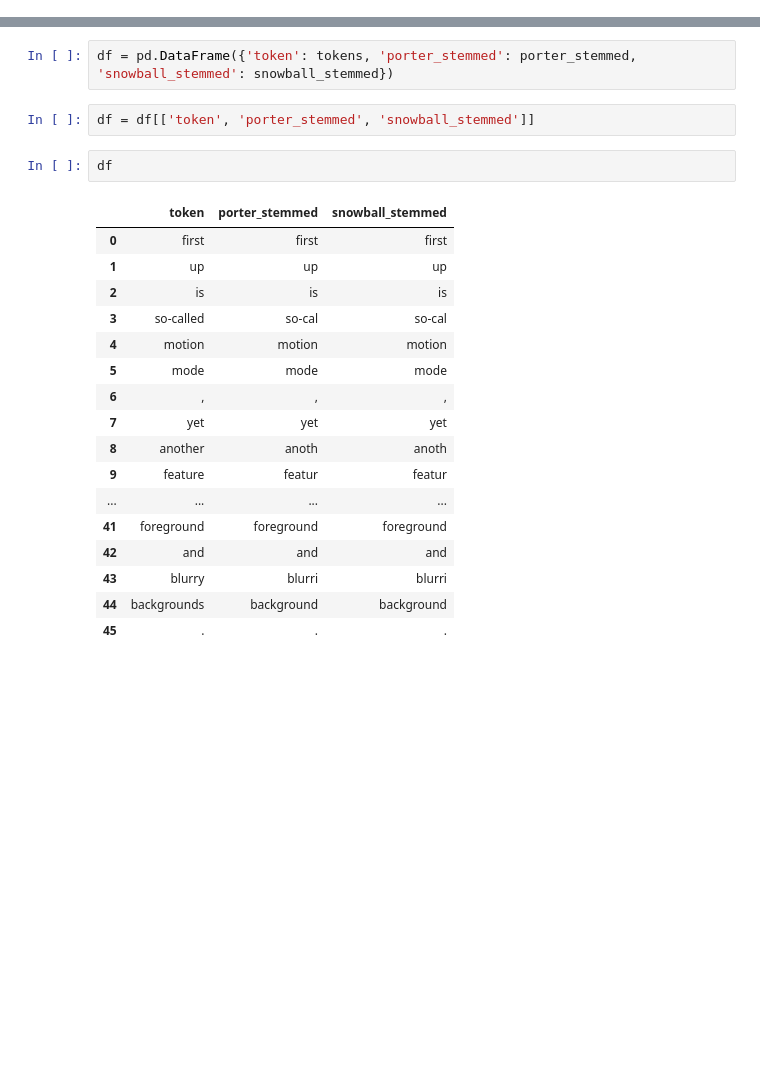
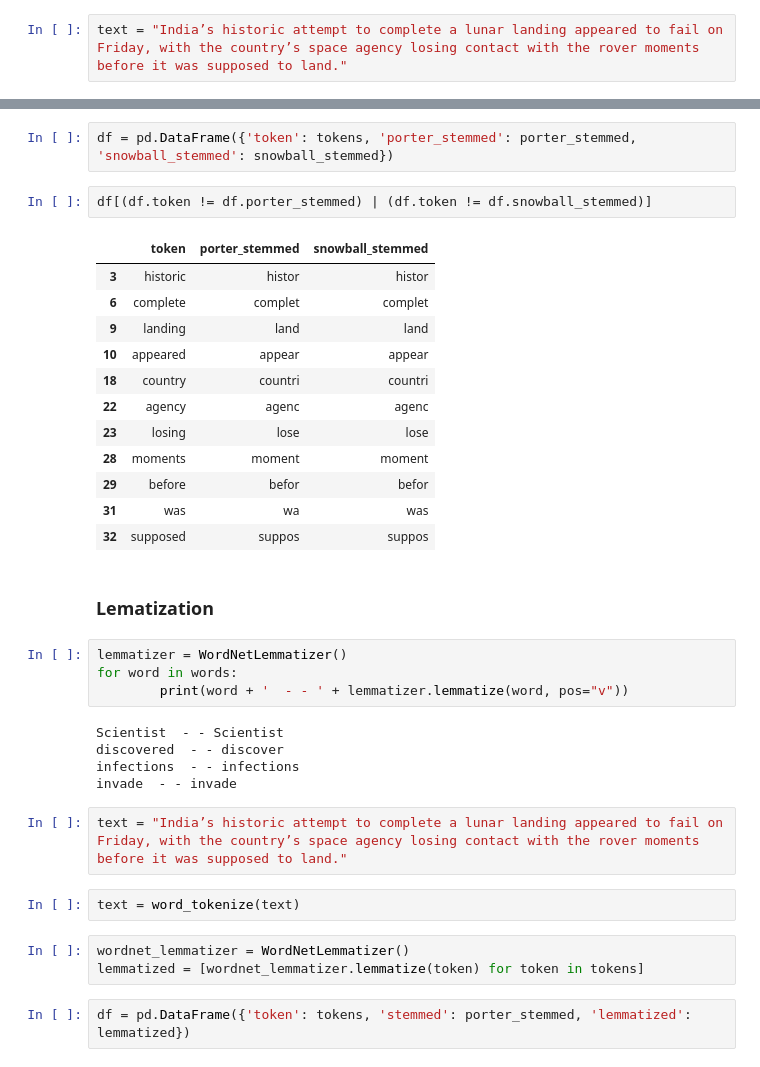
Before and after one commit to alextenche/ml, a Jupyter notebook: nlp_normalization.ipynb, the cells around one changed output, grey strips where cells are left out. Cells and saved outputs as stored; diff of their text form; blank space fills up the shorter version.

```diff
--- a/nlp_normalization.ipynb
+++ b/nlp_normalization.ipynb
@@ -131,3 +110,5 @@ from nltk.stem.snowball import SnowballStemmer
+# %%
+text = "India’s historic attempt to complete a lunar landing appeared to fail on Friday, with the country’s space agency losing contact with the rover moments before it was supposed to land."
 # %%
 tokens = word_tokenize(text.lower())
 # %%
@@ -139,24 +120,37 @@ snowball_stemmed = [stemmer.stem(token) for token in tokens]
 # %%
 df = pd.DataFrame({'token': tokens, 'porter_stemmed': porter_stemmed, 'snowball_stemmed': snowball_stemmed})
 # %%
-df = df[['token', 'porter_stemmed', 'snowball_stemmed']]
+df[(df.token != df.porter_stemmed) | (df.token != df.snowball_stemmed)]
+# %% [output]
+|  | token | porter_stemmed | snowball_stemmed |
+| 3 | historic | histor | histor |
+| 6 | complete | complet | complet |
+| 9 | landing | land | land |
+| 10 | appeared | appear | appear |
+| 18 | country | countri | countri |
+| 22 | agency | agenc | agenc |
+| 23 | losing | lose | lose |
+| 28 | moments | moment | moment |
+| 29 | before | befor | befor |
+| 31 | was | wa | was |
+| 32 | supposed | suppos | suppos |
-# %%
-df
-# %% [output]
-|  | token | porter_stemmed | snowball_stemmed |
-| 0 | first | first | first |
-| 1 | up | up | up |
-| 2 | is | is | is |
-| 3 | so-called | so-cal | so-cal |
-| 4 | motion | motion | motion |
-| 5 | mode | mode | mode |
-| 6 | , | , | , |
-| 7 | yet | yet | yet |
-| 8 | another | anoth | anoth |
-| 9 | feature | featur | featur |
-| ... | ... | ... | ... |
-| 41 | foreground | foreground | foreground |
-| 42 | and | and | and |
-| 43 | blurry | blurri | blurri |
-| 44 | backgrounds | background | background |
-| 45 | . | . | . |
+# %% [markdown]
+### Lematization
+# %%
+lemmatizer = WordNetLemmatizer()
+for word in words:
+        print(word + '  - - ' + lemmatizer.lemmatize(word, pos="v"))
+# %% [output]
+Scientist  - - Scientist
+discovered  - - discover
+infections  - - infections
+invade  - - invade
+# %%
+text = "India’s historic attempt to complete a lunar landing appeared to fail on Friday, with the country’s space agency losing contact with the rover moments before it was supposed to land."
+# %%
+text = word_tokenize(text)
+# %%
+wordnet_lemmatizer = WordNetLemmatizer()
+lemmatized = [wordnet_lemmatizer.lemmatize(token) for token in tokens]
+# %%
+df = pd.DataFrame({'token': tokens, 'stemmed': porter_stemmed, 'lemmatized': lemmatized})
```
Also changed, not shown: parts of 20 cells of this notebook.
